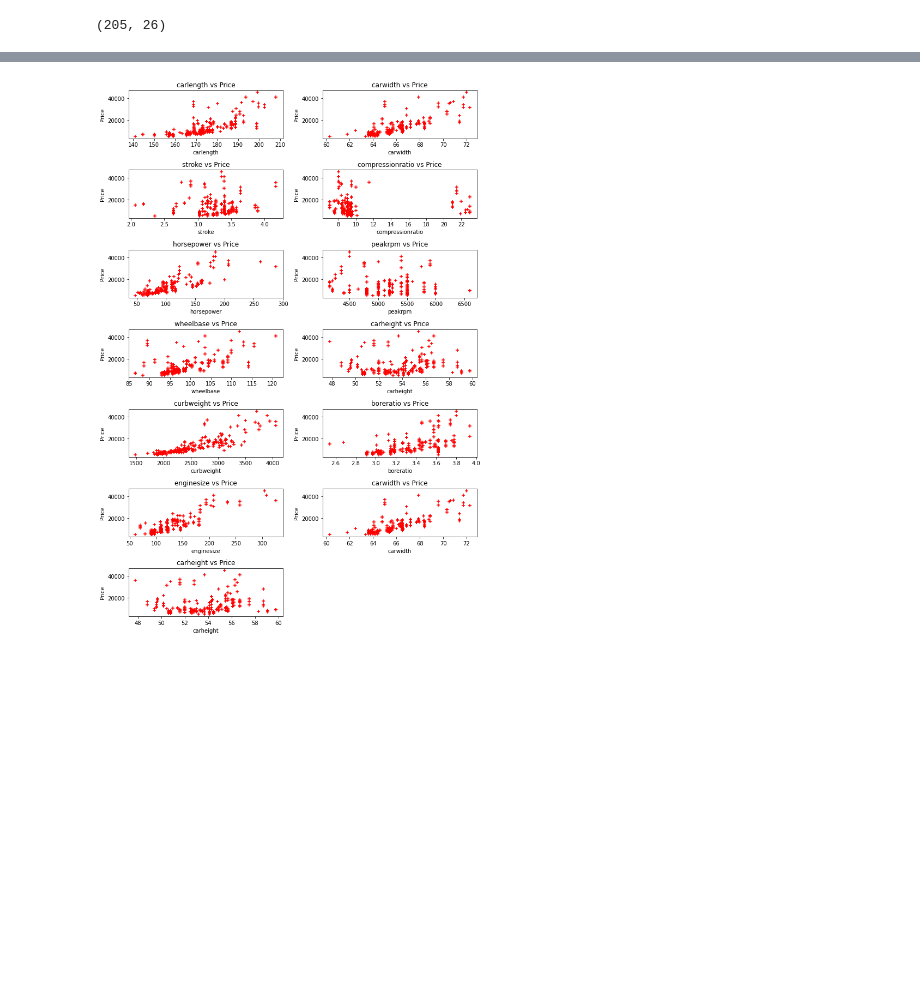
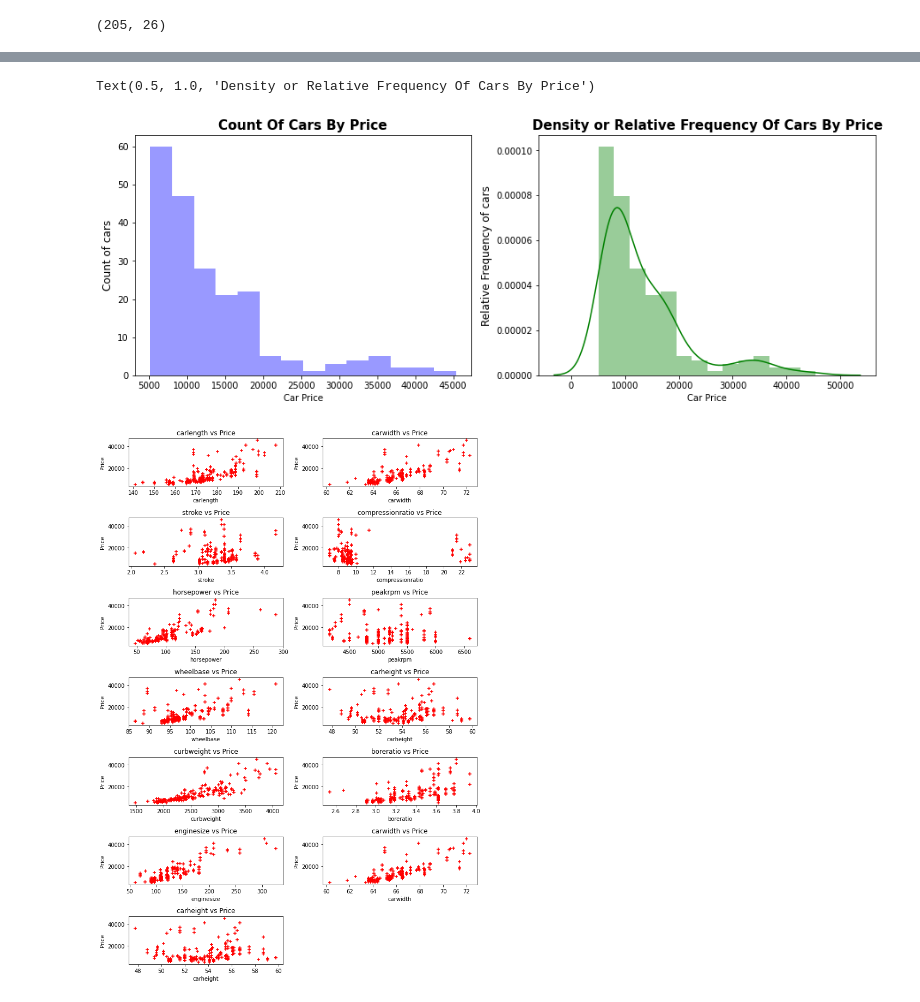
Before and after one commit to JatinK169/MRM_TaskPhase, a Jupyter notebook: MrmTaskPhase.ipynb, the cells around one changed output, grey strips where cells are left out. Saved outputs shown, nothing was run; the diff lists cells and outputs as text; code cells hidden in the pictures; blank space fills up the shorter version.

```diff
--- a/MrmTaskPhase.ipynb
+++ b/MrmTaskPhase.ipynb
@@ -57,4 +90,19 @@ volkswagen type 3       1
 Name: CarName, Length: 147, dtype: int64
+# %%
+fig, ax= plt.subplots(1,2,figsize=(15,5))
+
+sns.distplot(df['price'], norm_hist=False, kde=False, ax=ax[0], color='blue')
+ax[0].set_xlabel('Car Price')
+ax[0].set_ylabel('Count of cars',size=12)
+ax[0].set_title('Count Of Cars By Price',size=15,weight="bold")
+
+sns.distplot(df['price'], kde=True, ax=ax[1], color='green')
+ax[1].set_xlabel('Car Price')
+ax[1].set_ylabel('Relative Frequency of cars',size=12)
+ax[1].set_title('Density or Relative Frequency Of Cars By Price',size=15,weight="bold")
+# %% [output]
+Text(0.5, 1.0, 'Density or Relative Frequency Of Cars By Price')
+[figure, added]
 # %%
 def scatter(x,fig):
     plt.subplot(10,2,fig)
```
Also changed, not shown: parts of 21 cells of this notebook.
